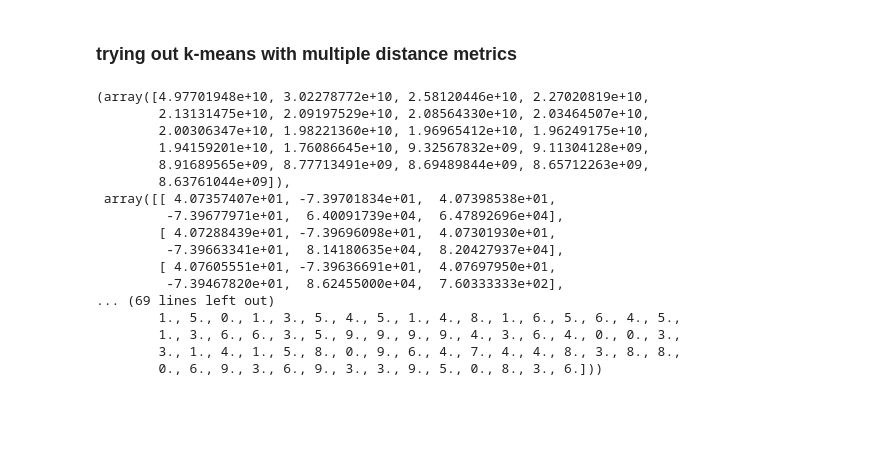
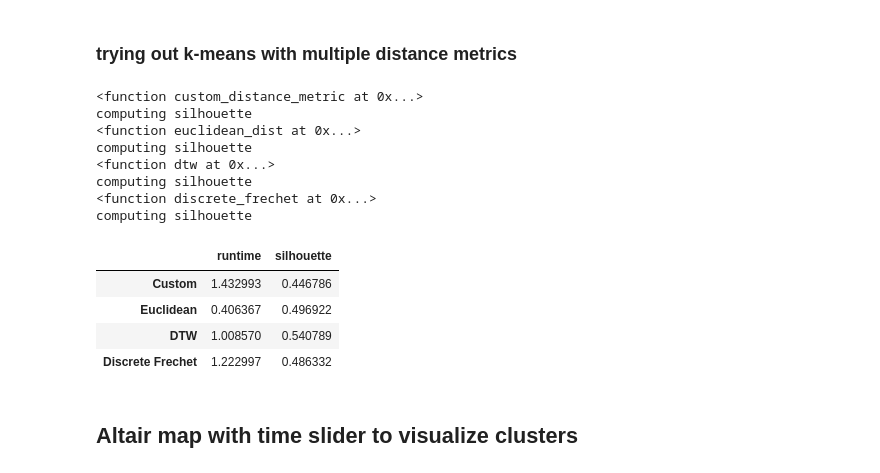
Before and after one commit to ekinugurel/SpatiotemporalFrequentPatternMining, a Jupyter notebook: Project_condensed 2.ipynb, the cells around one changed output. Cells and saved outputs as stored; diff of their text form; code cells hidden in the pictures; blank space fills up the shorter version.

```diff
--- a/Project_condensed 2.ipynb
+++ b/Project_condensed 2.ipynb
@@ -865,33 +837,55 @@ def K_means_time_and_space(data, centroids, max_iter, norm, lam, gam, dist_func)
     return costs, new_centroids, clusters;
 # %%
 # Set k, the number of clusters for K-means
-k = 10
-lam = 5e-8
-gam = 12.65 / 3
+k = 4
+lam = 5e-7
+gam = 1.4055555555555557
 
 # Pick the first k points as a "random" initialization of centroids
 random_centroids = small_time_and_space_arr[:k]
-K_means_time_and_space(small_time_and_space_arr,
-                        random_centroids,
-                        max_iter = 20, norm = 2,
-                        lam = lam,
-                        gam = gam,
-                        dist_func=discrete_frechet)
+
+# compare sillhouette scores, runtime
+measures = [custom_distance_metric, euclidean_dist, dtw, discrete_frechet]
+runtimes = []
+silhouettes = []
+for measure in measures:
+    print(measure)
+    # run algorithm
+    t0 = time.time()
+    costs, centroids, clustering = K_means_time_and_space(small_time_and_space_arr,
+                            random_centroids,
+                            max_iter = 20, norm = 2,
+                            lam = lam,
+                            gam = gam,
+                            dist_func=measure)
+    runtimes.append(time.time()-t0)
+
+    # compute silhouette
+    print('computing silhouette')
+    overall_score, sample_scores = silhouette_score_custom(small_time_and_space_arr, clustering, measure, lam, gam)
+    silhouettes.append(overall_score)
 # %% [output]
-(array([4.97701948e+10, 3.02278772e+10, 2.58120446e+10, 2.27020819e+10,
-        2.13131475e+10, 2.09197529e+10, 2.08564330e+10, 2.03464507e+10,
-        2.00306347e+10, 1.98221360e+10, 1.96965412e+10, 1.96249175e+10,
-        1.94159201e+10, 1.76086645e+10, 9.32567832e+09, 9.11304128e+09,
-        8.91689565e+09, 8.77713491e+09, 8.69489844e+09, 8.65712263e+09,
-        8.63761044e+09]),
- array([[ 4.07357407e+01, -7.39701834e+01,  4.07398538e+01,
-         -7.39677971e+01,  6.40091739e+04,  6.47892696e+04],
-        [ 4.07288439e+01, -7.39696098e+01,  4.07301930e+01,
-         -7.39663341e+01,  8.14180635e+04,  8.20427937e+04],
-        [ 4.07605551e+01, -7.39636691e+01,  4.07697950e+01,
-         -7.39467820e+01,  8.62455000e+04,  7.60333333e+02],
-... (69 lines left out)
-        1., 5., 0., 1., 3., 5., 4., 5., 1., 4., 8., 1., 6., 5., 6., 4., 5.,
-        1., 3., 6., 6., 3., 5., 9., 9., 9., 9., 4., 3., 6., 4., 0., 0., 3.,
-        3., 1., 4., 1., 5., 8., 0., 9., 6., 4., 7., 4., 4., 8., 3., 8., 8.,
-        0., 6., 9., 3., 6., 9., 3., 3., 9., 5., 0., 8., 3., 6.]))
+<function custom_distance_metric at 0x...>
+computing silhouette
+<function euclidean_dist at 0x...>
+computing silhouette
+<function dtw at 0x...>
+computing silhouette
+<function discrete_frechet at 0x...>
+computing silhouette
+# %%
+funcs = ["Custom", "Euclidean", "DTW", "Discrete Frechet"]
+
+results = pd.DataFrame(index=funcs)
+results["runtime"] = runtimes
+results["silhouette"] = silhouettes
+# %%
+results
+# %% [output]
+|  | runtime | silhouette |
+| Custom | 1.432993 | 0.446786 |
+| Euclidean | 0.406367 | 0.496922 |
+| DTW | 1.008570 | 0.540789 |
+| Discrete Frechet | 1.222997 | 0.486332 |
+# %% [markdown]
+## Altair map with time slider to visualize clusters
```
Also changed, not shown: parts of 7 cells of this notebook.
